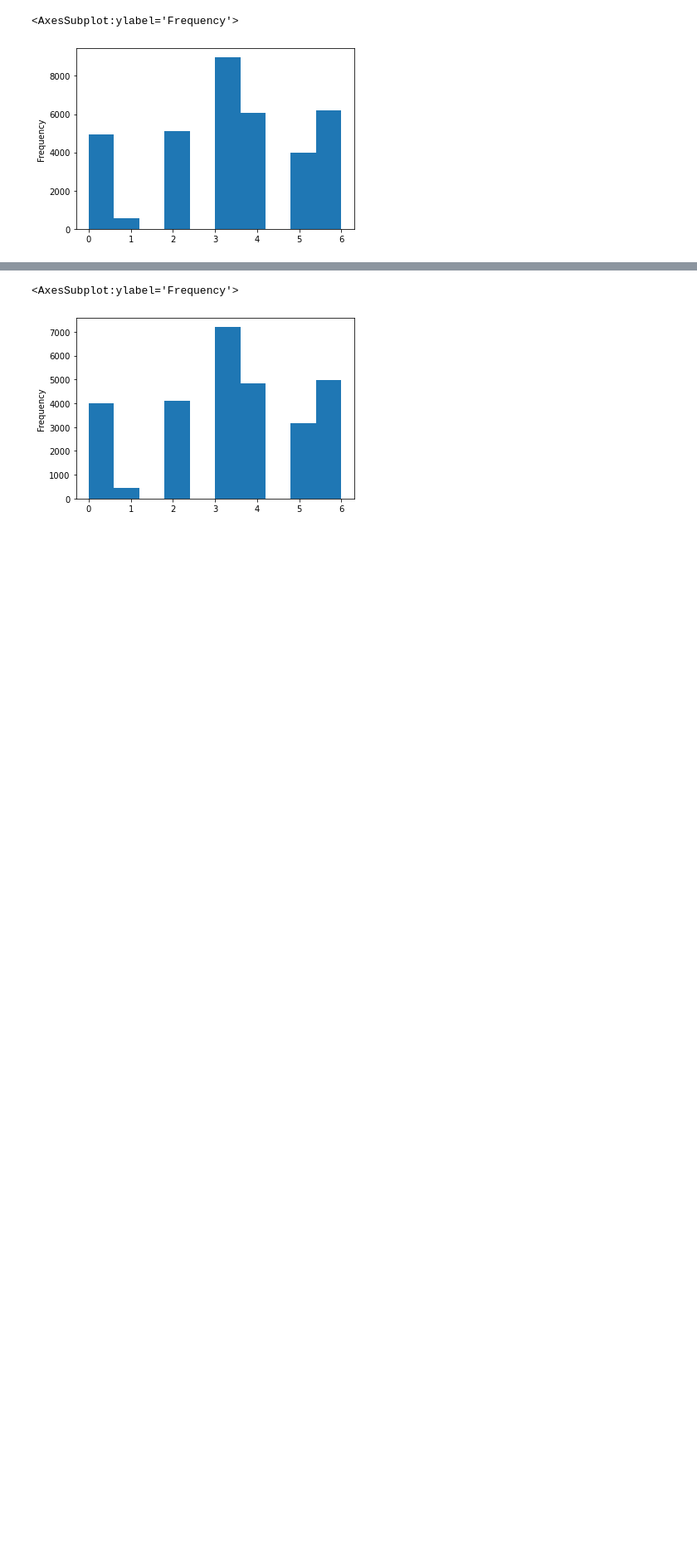
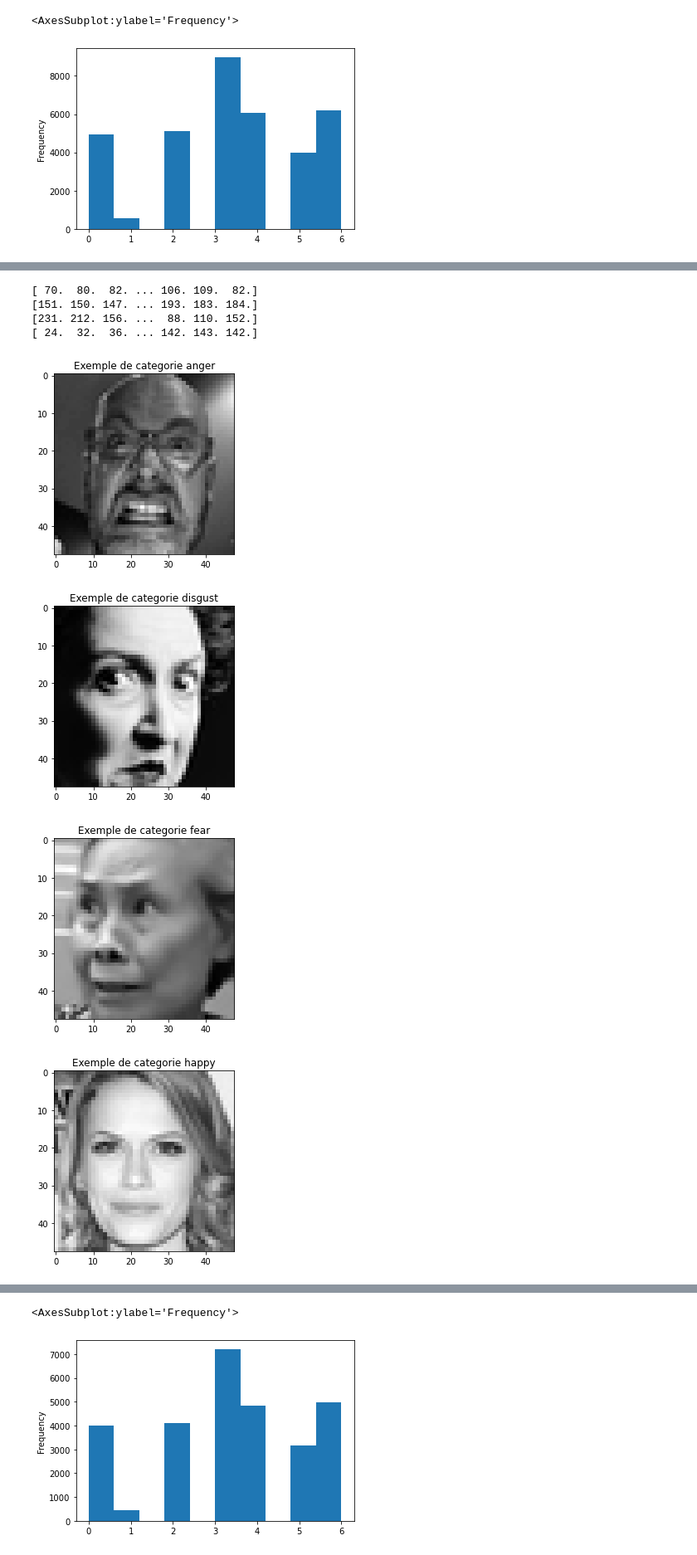
Before and after one commit to jianguo77/ProSyn3, a Jupyter notebook: prosyn3_jgz.ipynb, the cells around one changed output, grey strips where cells are left out. Shown at 83% size. Cells and saved outputs as stored; diff of their text form; code cells hidden in the pictures; blank space fills up the shorter version.

```diff
--- a/prosyn3_jgz.ipynb
+++ b/prosyn3_jgz.ipynb
@@ -79,0 +138,22 @@ df.emotion.plot.hist()
+# %%
+for i in range(4):
+    print(images[i])
+# %% [output]
+[ 70.  80.  82. ... 106. 109.  82.]
+[151. 150. 147. ... 193. 183. 184.]
+[231. 212. 156. ...  88. 110. 152.]
+[ 24.  32.  36. ... 142. 143. 142.]
+# %%
+num_cat, categories = 7, {0:'anger', 1:"disgust", 2:'fear', 3:'happy', 4:'sad', 5:'surprise',6:'neutral'}
+faces = np.zeros((num_cat, 2304))
+for image in range(num_cat):
+    plt.figure(image)
+    faces[image] = np.random.choice(trans_df.face[trans_df.y==image])
+    plt.imshow(faces[image].reshape((48,48)), interpolation='none', cmap='gray')
+    plt.title(f"Exemple de categorie {categories[image]}")
+plt.show()
+# %% [output]
+[figure, added]
+[figure, added]
+[figure, added]
+[figure, added]
```
Also changed, not shown: parts of 26 cells of this notebook.
